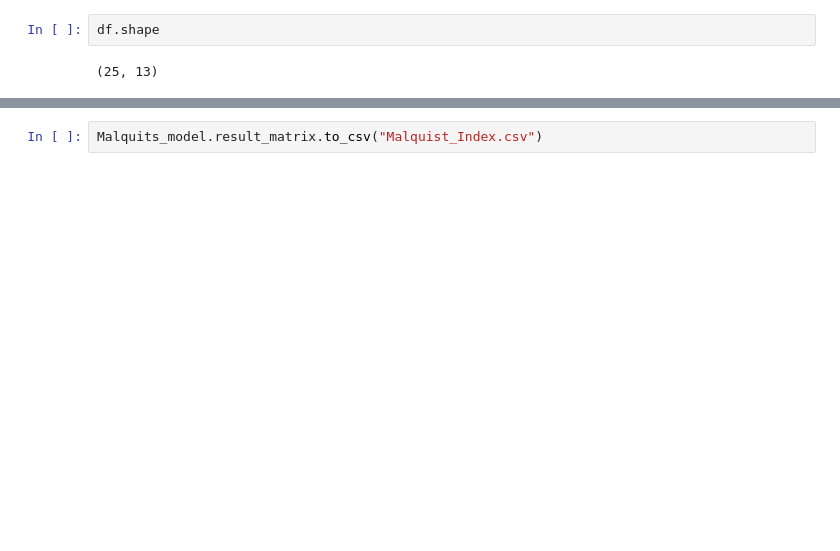
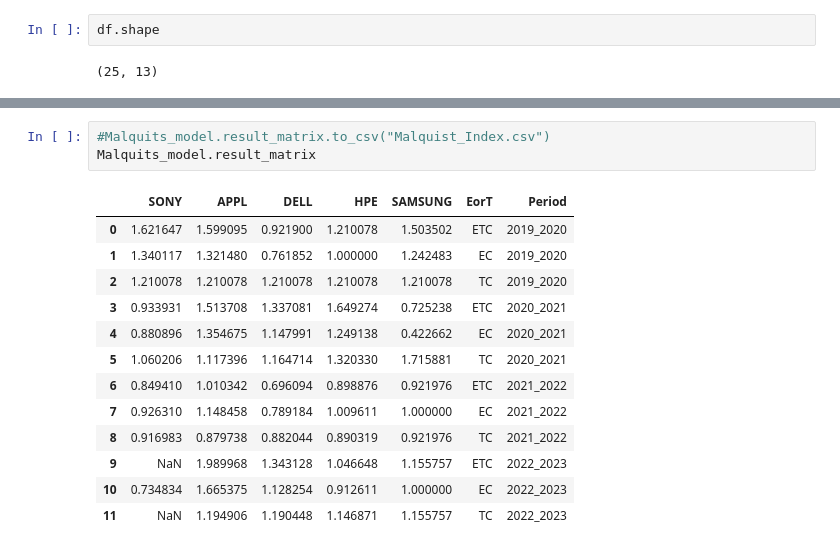
Before and after one commit to qweqwedfa/Modelling_Group, a Jupyter notebook: DEA_Malmquist_2.ipynb, the cells around one changed output, grey strips where cells are left out. Cells and saved outputs as stored; diff of their text form; blank space fills up the shorter version.

```diff
--- a/DEA_Malmquist_2.ipynb
+++ b/DEA_Malmquist_2.ipynb
@@ -194,4 +158,19 @@ Optimal objective 72.533 - 1 iterations time 0.002, Presolve 0.00
 Option for printingOptions changed from normal to all
 Total time (CPU seconds):       0.00   (Wallclock seconds):       0.00
 # %%
-Malquits_model.result_matrix.to_csv("Malquist_Index.csv")
+#Malquits_model.result_matrix.to_csv("Malquist_Index.csv")
+Malquits_model.result_matrix
+# %% [output]
+|  | SONY | APPL | DELL | HPE | SAMSUNG | EorT | Period |
+| 0 | 1.621647 | 1.599095 | 0.921900 | 1.210078 | 1.503502 | ETC | 2019_2020 |
+| 1 | 1.340117 | 1.321480 | 0.761852 | 1.000000 | 1.242483 | EC | 2019_2020 |
+| 2 | 1.210078 | 1.210078 | 1.210078 | 1.210078 | 1.210078 | TC | 2019_2020 |
+| 3 | 0.933931 | 1.513708 | 1.337081 | 1.649274 | 0.725238 | ETC | 2020_2021 |
+| 4 | 0.880896 | 1.354675 | 1.147991 | 1.249138 | 0.422662 | EC | 2020_2021 |
+| 5 | 1.060206 | 1.117396 | 1.164714 | 1.320330 | 1.715881 | TC | 2020_2021 |
+| 6 | 0.849410 | 1.010342 | 0.696094 | 0.898876 | 0.921976 | ETC | 2021_2022 |
+| 7 | 0.926310 | 1.148458 | 0.789184 | 1.009611 | 1.000000 | EC | 2021_2022 |
+| 8 | 0.916983 | 0.879738 | 0.882044 | 0.890319 | 0.921976 | TC | 2021_2022 |
+| 9 | NaN | 1.989968 | 1.343128 | 1.046648 | 1.155757 | ETC | 2022_2023 |
+| 10 | 0.734834 | 1.665375 | 1.128254 | 0.912611 | 1.000000 | EC | 2022_2023 |
+| 11 | NaN | 1.194906 | 1.190448 | 1.146871 | 1.155757 | TC | 2022_2023 |
```
Also changed, not shown: parts of 3 cells of this notebook, 1 other file.
